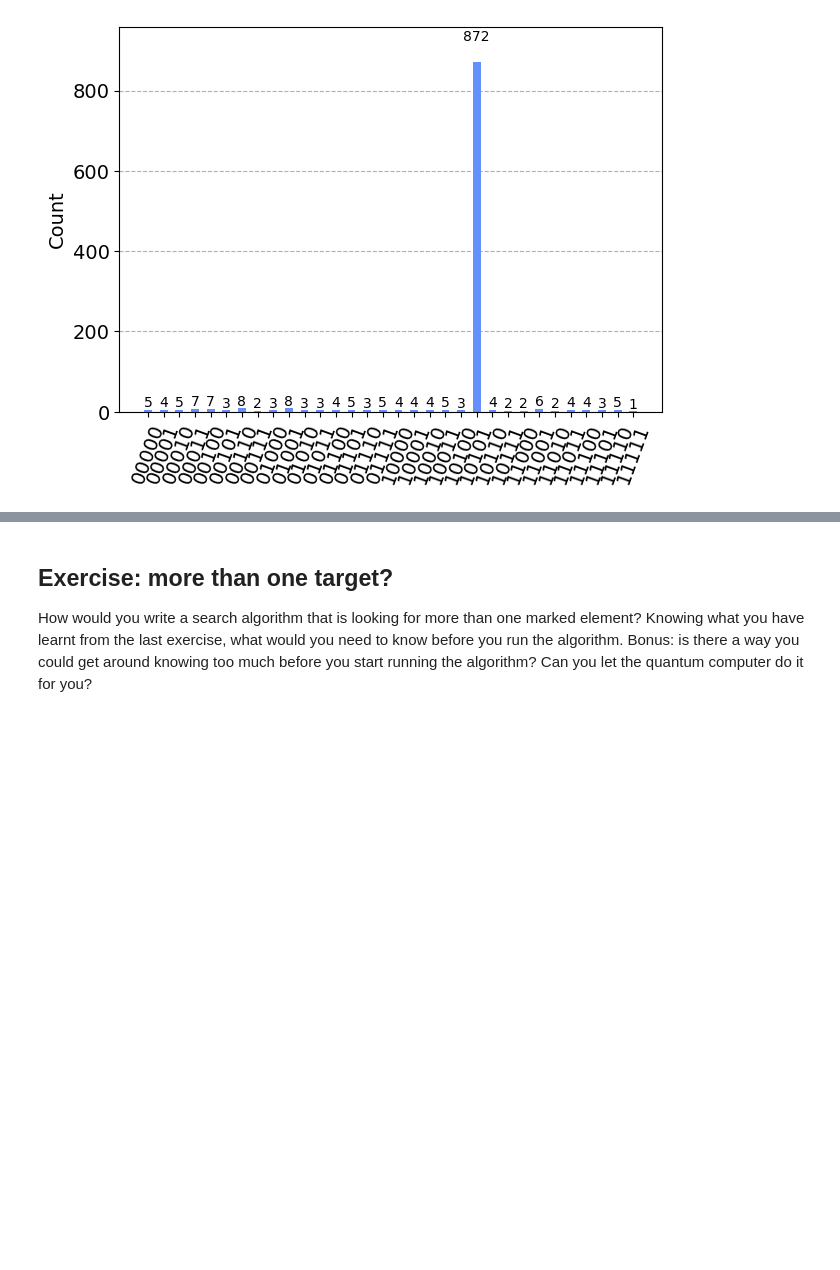
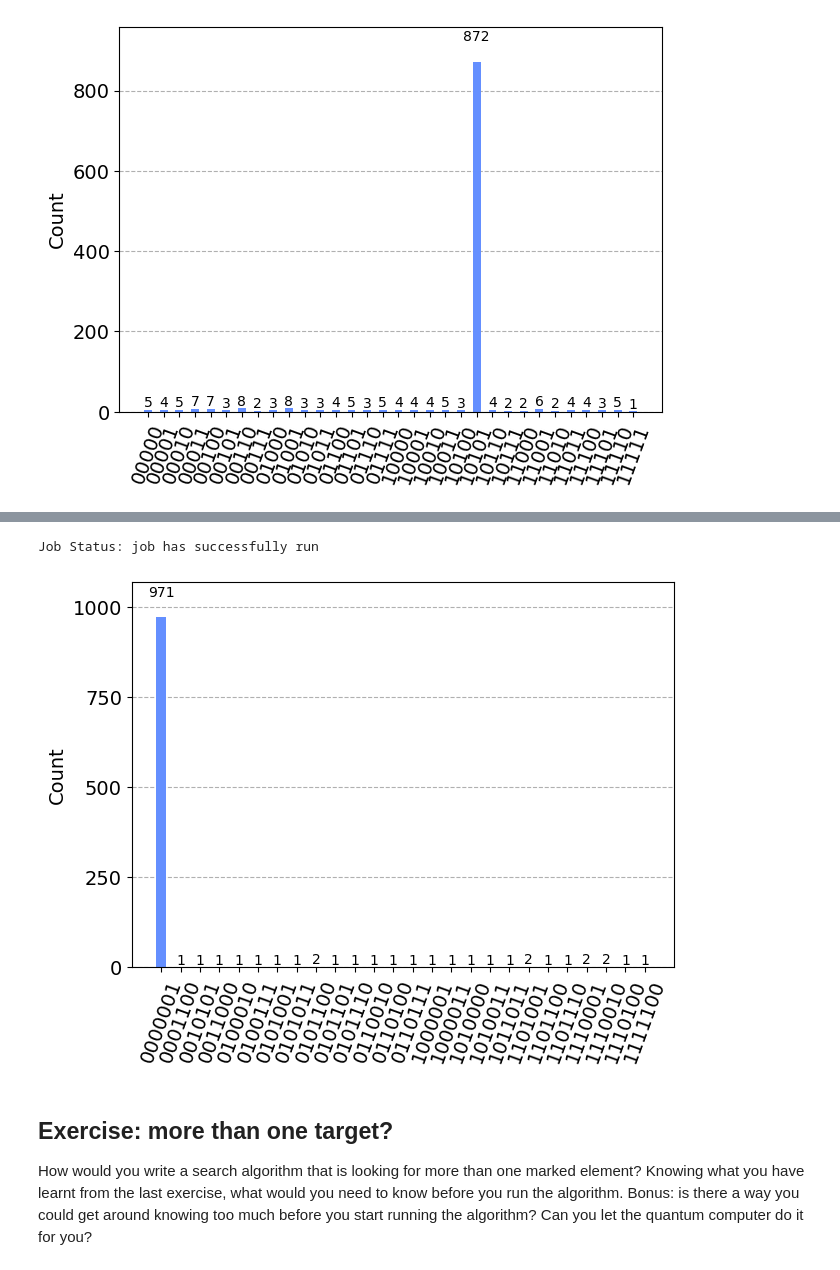
Before and after one commit to karakoulaki/MResProject, a Jupyter notebook: Grover_and_AmplitudeAmplification.ipynb, the cells around one changed output, grey strips where cells are left out. Cells and saved outputs as stored; diff of their text form; code cells hidden in the pictures; blank space fills up the shorter version.

```diff
--- a/Grover_and_AmplitudeAmplification.ipynb
+++ b/Grover_and_AmplitudeAmplification.ipynb
@@ -388,3 +423,11 @@ Job Status: job has successfully run
+# %%
+job = execute(circuit, sim, shots=1000)
+job_monitor(job)
+counts = job.result().get_counts()
+plot_histogram(counts)
+# %% [output]
+Job Status: job has successfully run
+[figure, added]
 # %% [markdown]
 ## Exercise: more than one target?
 
```
Also changed, not shown: parts of 5 cells of this notebook.
